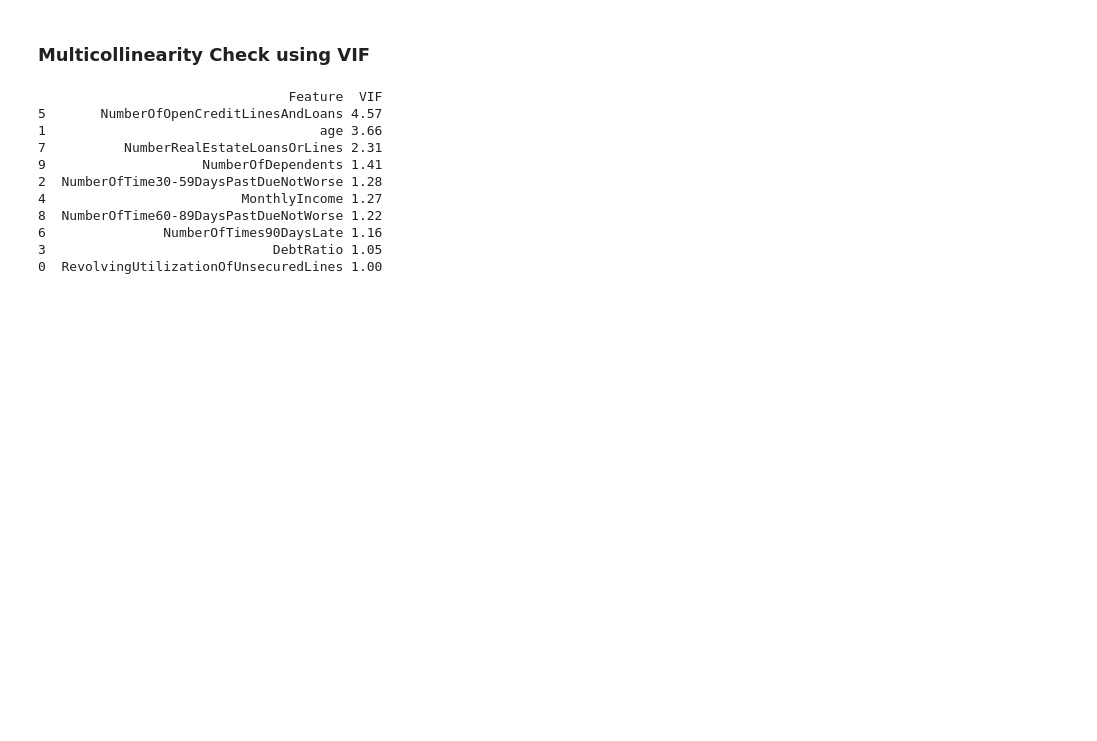
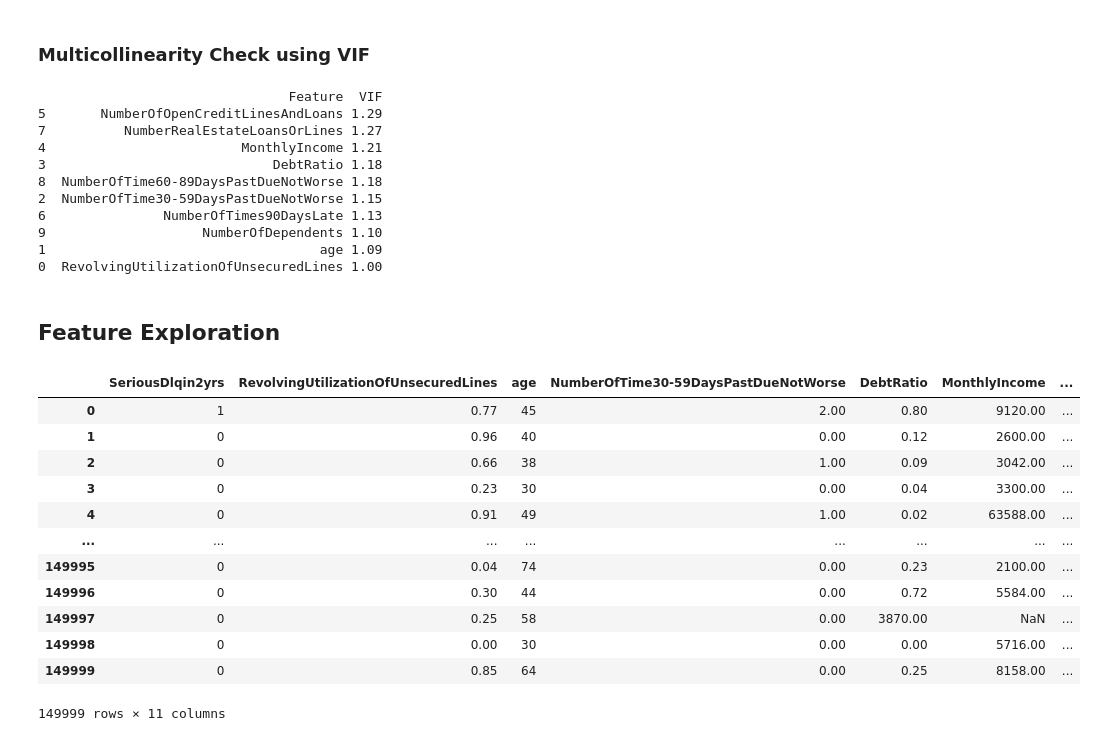
Before and after one commit to RSP004/Credit-Default-Risk-Prediction, a Jupyter notebook: 00 - Data_Exploration.ipynb, the cells around one changed output. Drawn from its saved outputs; the diff is of its cells as text; code cells hidden in the pictures; blank space fills up the shorter version.

```diff
--- a/00 - Data_Exploration.ipynb
+++ b/00 - Data_Exploration.ipynb
@@ -454,13 +599,7 @@ Name: SeriousDlqin2yrs, dtype: float64
 # %% [markdown]
 ### Multicollinearity Check using VIF
 # %%
-from statsmodels.stats.outliers_influence import variance_inflation_factor
-
-# Calculate medians for all columns
-medians = df_train.drop(columns=['SeriousDlqin2yrs']).median()
-
-# Fill the missing values in X
-X = df_train.drop(columns=['SeriousDlqin2yrs']).fillna(medians)
+# from statsmodels.stats.outliers_influence import variance_inflation_factor
 
 def calculate_vif(data):
     vif_df = pd.DataFrame()
@@ -469,17 +608,35 @@ def calculate_vif(data):
     return vif_df.sort_values(by="VIF", ascending=False)
 
 # Usage
-vif_results = calculate_vif(X)
+vif_results = calculate_vif(X_train_imputed)
 print(vif_results)
 # %% [output]
                                 Feature  VIF
-5       NumberOfOpenCreditLinesAndLoans 4.57
-1                                   age 3.66
-7          NumberRealEstateLoansOrLines 2.31
-9                    NumberOfDependents 1.41
-2  NumberOfTime30-59DaysPastDueNotWorse 1.28
-4                         MonthlyIncome 1.27
-8  NumberOfTime60-89DaysPastDueNotWorse 1.22
-6               NumberOfTimes90DaysLate 1.16
-3                             DebtRatio 1.05
+5       NumberOfOpenCreditLinesAndLoans 1.29
+7          NumberRealEstateLoansOrLines 1.27
+4                         MonthlyIncome 1.21
+3                             DebtRatio 1.18
+8  NumberOfTime60-89DaysPastDueNotWorse 1.18
+2  NumberOfTime30-59DaysPastDueNotWorse 1.15
+6               NumberOfTimes90DaysLate 1.13
+9                    NumberOfDependents 1.10
+1                                   age 1.09
 0  RevolvingUtilizationOfUnsecuredLines 1.00
+# %% [markdown]
+## Feature Exploration
+# %%
+df_train
+# %% [output]
+|  | SeriousDlqin2yrs | RevolvingUtilizationOfUnsecuredLines | age | NumberOfTime30-59DaysPastDueNotWorse | DebtRatio | MonthlyIncome | ... |
+| 0 | 1 | 0.77 | 45 | 2.00 | 0.80 | 9120.00 | ... |
+| 1 | 0 | 0.96 | 40 | 0.00 | 0.12 | 2600.00 | ... |
+| 2 | 0 | 0.66 | 38 | 1.00 | 0.09 | 3042.00 | ... |
+| 3 | 0 | 0.23 | 30 | 0.00 | 0.04 | 3300.00 | ... |
+| 4 | 0 | 0.91 | 49 | 1.00 | 0.02 | 63588.00 | ... |
+| ... | ... | ... | ... | ... | ... | ... | ... |
+| 149995 | 0 | 0.04 | 74 | 0.00 | 0.23 | 2100.00 | ... |
+| 149996 | 0 | 0.30 | 44 | 0.00 | 0.72 | 5584.00 | ... |
+| 149997 | 0 | 0.25 | 58 | 0.00 | 3870.00 | NaN | ... |
+| 149998 | 0 | 0.00 | 30 | 0.00 | 0.00 | 5716.00 | ... |
+| 149999 | 0 | 0.85 | 64 | 0.00 | 0.25 | 8158.00 | ... |
+149999 rows × 11 columns
```
Also changed, not shown: parts of 30 cells of this notebook.
